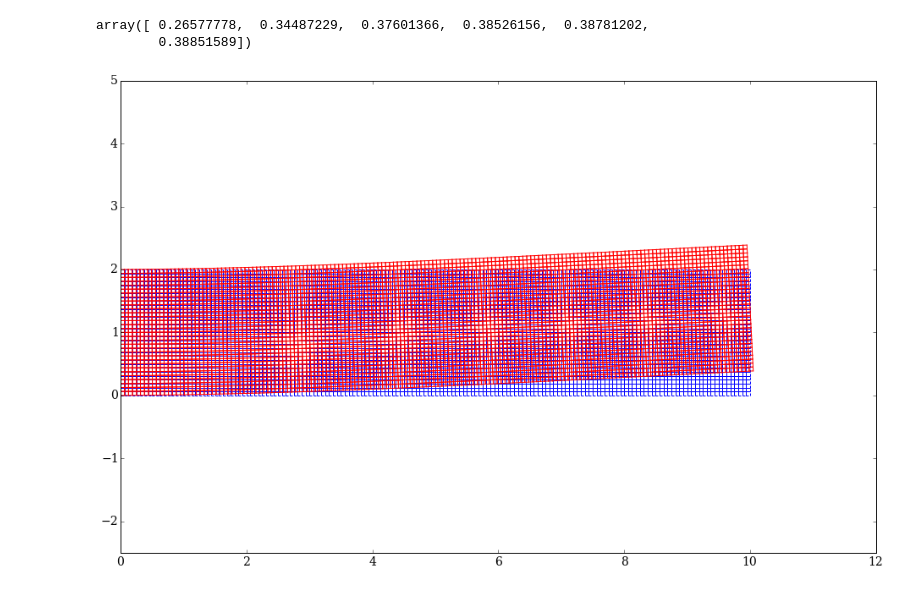
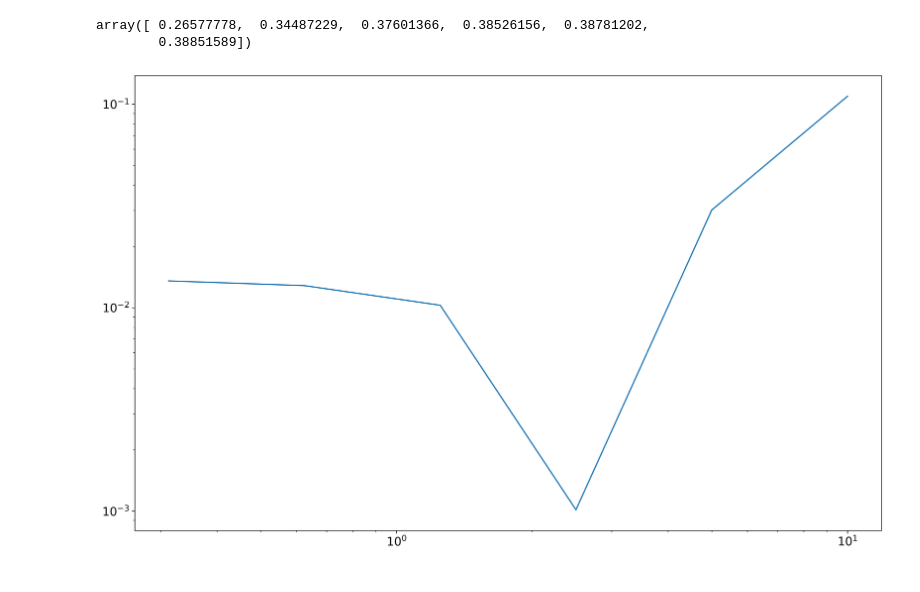
Before and after one commit to Ccaccia73/pythonToyFEM, a Jupyter notebook: pyToyFEM.ipynb, the cells around one changed output. Saved outputs shown, nothing was run; the diff lists cells and outputs as text; code cells hidden in the pictures.

```diff
--- a/pyToyFEM.ipynb
+++ b/pyToyFEM.ipynb
@@ -117,7 +118,7 @@ plotMesh(nodes+GlobalDispl,elements,'r')
 # %% [markdown]
 Compute strains from displacements $\epsilon = \mathbf{B}\cdot u$:
 # %%
-u0 = np.array([GlobalDispl[i,0] for j in range(2) for i in elements[0,:]])
+u0 = np.array([GlobalDispl[i,0] for j in range(2) for i in elements[0,:].astype(int)])
 # %%
 der,J = FEM.SpatialDerivative(nodes[elements[0,:].astype(int)],np.zeros(2),W.Ders)
 eps = np.dot(FEM.BN(der),u0)
@@ -195,0 +207,3 @@ To analyze the effect of mesh size we compute tip displacement at half width of
+# %%
+δ = 1.5*force[1]*l**4/(E0*w**2)
+δ
@@ -204,8 +225,8 @@ ne_v
 array([  2.,   4.,   8.,  16.,  32.,  64.])
 # %%
 for ii, nx in enumerate(ne_v):
-    print "step ",ii," nx = ",nx
-    nodes, elements, constr_nodes = FEM.Nodes(nx,nx)
+    print("step ",ii," nx = ",nx)
+    nodes, elements, constr_nodes = FEM.Nodes(int(nx),int(nx))
 
     constr_dofs = np.append(constr_nodes.astype(int), constr_nodes.astype(int) + nodes.shape[0])
     free_dofs = np.array([i for i in range(0,2*nodes.shape[0]) if i not in constr_dofs])
@@ -237,9 +258,9 @@ for ii, nx in enumerate(ne_v):
     GlobalDispl[free_dofs] = displ
     GlobalDispl = GlobalDispl.reshape(nodes.shape,order='F')
 
-    tip_displ[ii] = GlobalDispl[(nx+1)*((nx+1)//2+1)-1,1]
+    tip_displ[ii] = GlobalDispl[(int(nx)+1)*((int(nx)+1)//2+1)-1,1]
 
-    u0 = np.array([GlobalDispl[i,j] for j in range(2) for i in elements[0,:]])
+    u0 = np.array([GlobalDispl[i,j] for j in range(2) for i in elements[0,:].astype(int)])
 
     der,J = FEM.SpatialDerivative(nodes[elements[0,:].astype(int)],np.zeros(2),W.Ders)
     eps = np.dot(FEM.BN(der),u0)
@@ -282,8 +312,8 @@ print ne_v
 [  1.   2.   4.   8.  16.  32.]
 # %%
 for ii, nx in enumerate(ne_v):
-    print "step ",ii," nx = ",nx
-    nodes, elements, constr_nodes = FEM.Nodes(5*nx,nx)
+    print("step ",ii," nx = ",nx)
+    nodes, elements, constr_nodes = FEM.Nodes(5*int(nx),int(nx))
 
     constr_dofs = np.append(constr_nodes.astype(int), constr_nodes.astype(int) + nodes.shape[0])
     free_dofs = np.array([i for i in range(0,2*nodes.shape[0]) if i not in constr_dofs])
@@ -315,9 +345,9 @@ for ii, nx in enumerate(ne_v):
     GlobalDispl[free_dofs] = displ
     GlobalDispl = GlobalDispl.reshape(nodes.shape,order='F')
 
-    tip_displ[ii] = GlobalDispl[(5*nx+1)*((nx+1)//2+1)-1,1]
+    tip_displ[ii] = GlobalDispl[(5*int(nx)+1)*((int(nx)+1)//2+1)-1,1]
 
-    u0 = np.array([GlobalDispl[i,j] for j in range(2) for i in elements[0,:]])
+    u0 = np.array([GlobalDispl[i,j] for j in range(2) for i in elements[0,:].astype(int)])
 
     der,J = FEM.SpatialDerivative(nodes[elements[0,:].astype(int)],np.zeros(2),W.Ders)
     eps = np.dot(FEM.BN(der),u0)
@@ -344,8 +374,9 @@ array([ 0.26577778,  0.34487229,  0.37601366,  0.38526156,  0.38781202,
         0.38851589])
 # %%
 plt.figure(figsize=(16,10), dpi=300)
-plotMesh(nodes,elements,'b-.')
-plotMesh(nodes+GlobalDispl,elements,'r')
-plt.axis('equal');
+#plotMesh(nodes,elements,'b-.')
+#plotMesh(nodes+GlobalDispl,elements,'r')
+#plt.axis('equal');
+plt.loglog(l/ne_v,np.abs(δ-tip_displ));
 # %% [output]
-[figure, old version]
+[figure, new version]
```
Also changed, not shown: parts of 16 cells of this notebook, 2 other files.
